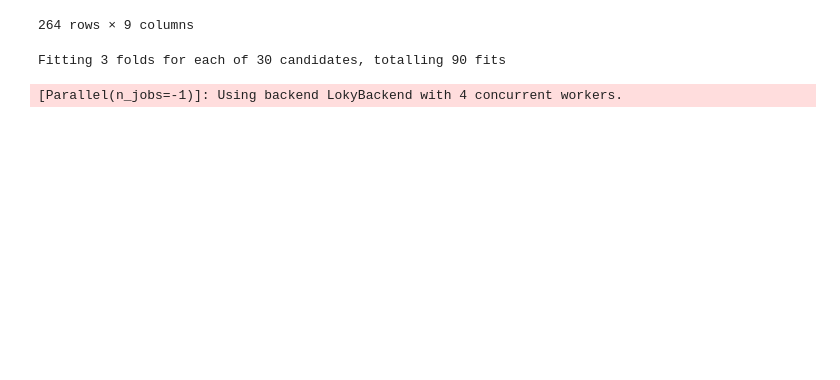
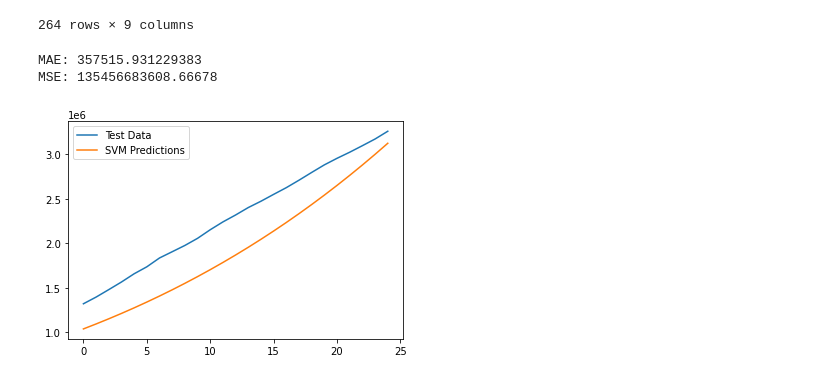
Before and after one commit to EduRibeiro00/CovidForecast-feup-iart, a Jupyter notebook: proj2/covid_analysis.ipynb, the cells around one changed output. Drawn from its saved outputs; the diff is of its cells as text; code cells hidden in the pictures; blank space fills up the shorter version.

Commit message:
Added result plotting from SVM and some markdown

```diff
--- a/proj2/covid_analysis.ipynb
+++ b/proj2/covid_analysis.ipynb
@@ -237,6 +243,7 @@ x_world_conf_train, x_world_conf_test, y_world_conf_train, y_world_conf_test = t
 from sklearn.svm import SVR
 from sklearn.model_selection import RandomizedSearchCV
 
+"""
 # choose most effective parameters for the support vector machine
 c = [0.01, 0.1, 1]
 gamma = [0.01, 0.1, 1]
@@ -252,6 +259,23 @@ svm_search.fit(x_world_conf_train, y_world_conf_train)
 
 print('Best score: {}'.format(svm_search.best_score_))
 print('Best parameters: {}'.format(svm_search.best_params_))
+"""
+
+# choosing almost random parameters for the supper vector machine
+svm_confirmed = SVR(shrinking=True, kernel='poly',gamma=0.01, epsilon=1,degree=4, C=0.1)
+svm_confirmed.fit(x_world_conf_train, y_world_conf_train)
+svm_pred = svm_confirmed.predict(num_days_to_future)
-# %% [output]
-Fitting 3 folds for each of 30 candidates, totalling 90 fits
-[Parallel(n_jobs=-1)]: Using backend LokyBackend with 4 concurrent workers.
+# %%
+from sklearn.metrics import mean_squared_error, mean_absolute_error
+
+# check the prediction against the testing data
+svm_test_prediction = svm_confirmed.predict(x_world_conf_test)
+plt.plot(y_world_conf_test)
+plt.plot(svm_test_prediction)
+plt.legend(['Test Data', 'SVM Predictions'])
+print('MAE:', mean_absolute_error(svm_test_prediction, y_world_conf_test))
+print('MSE:', mean_squared_error(svm_test_prediction, y_world_conf_test))
+# %% [output]
+MAE: 357515.931229383
+MSE: 135456683608.66678
+[figure, added]
```
Also changed, not shown: parts of 5 cells of this notebook.
